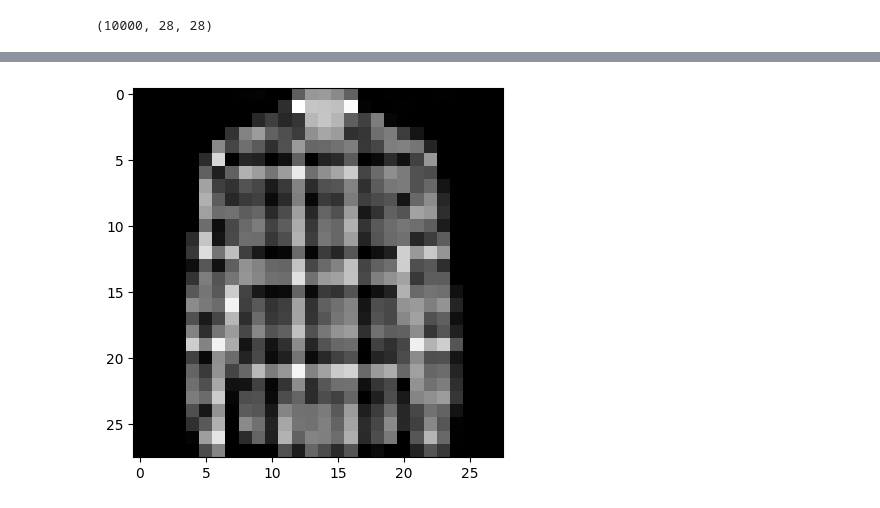
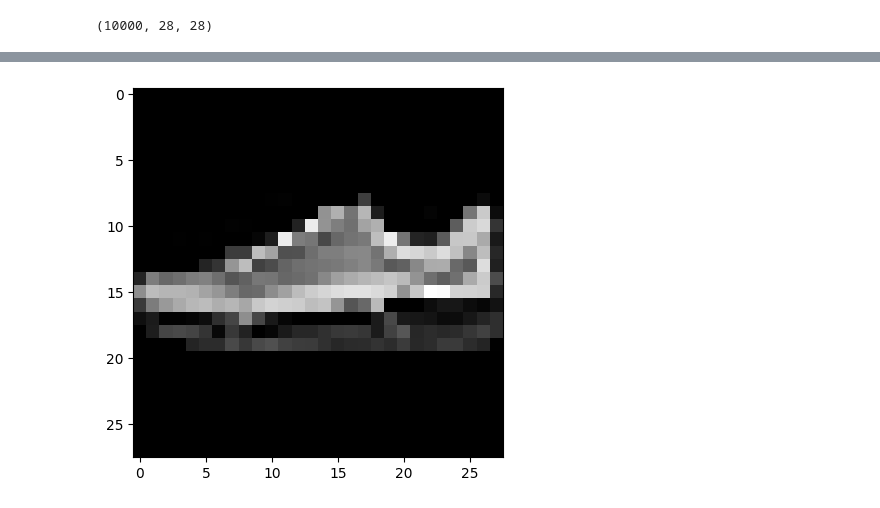
Before and after one commit to Trrunghau/AI, a Jupyter notebook: fashion_mnist.ipynb, the cells around one changed output, grey strips where cells are left out. Cells and saved outputs as stored; diff of their text form; code cells hidden in the pictures.

```diff
--- a/fashion_mnist.ipynb
+++ b/fashion_mnist.ipynb
@@ -118,6 +118,6 @@ classes = ['T_shirt','trouser','pullover','dress','coat','sandal','shirt','sneak
 # %%
-plt.imshow(test_images[7].reshape(28,28), cmap='gray')
+plt.imshow(test_images[9].reshape(28,28), cmap='gray')
 import numpy as np
-y_predict = model11.predict(test_images[7].reshape(1,28*28))
+y_predict = model11.predict(test_images[9].reshape(1,28*28))
 print('dự đoán: ', classes[np.argmax(y_predict)])
 # %% [output]
@@ -126,4 +126,4 @@ dự đoán:  shirt
-[figure, old version]
+[figure, new version]
 # %%
 from keras.utils import load_img
 from keras.utils import img_to_array
```
Also changed, not shown: parts of 9 cells of this notebook.
